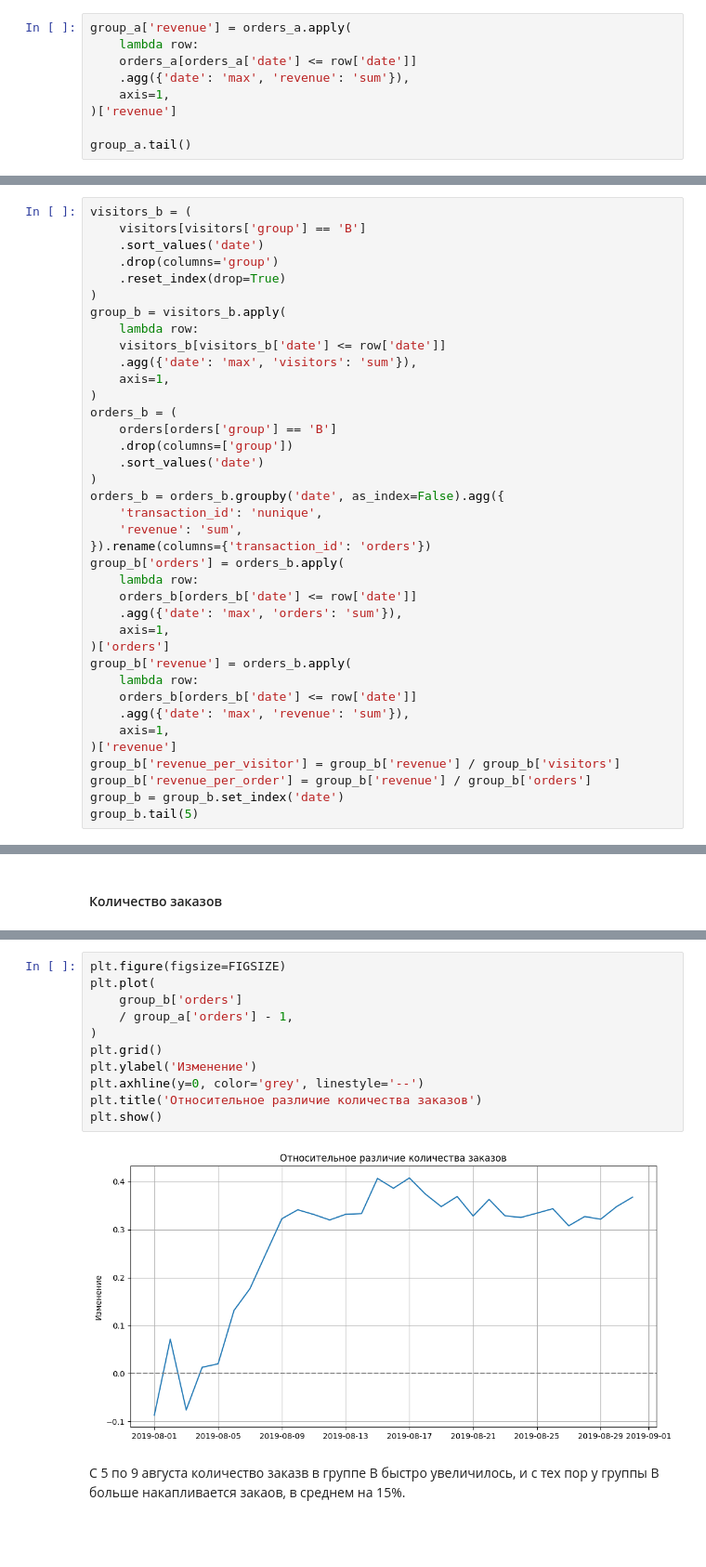
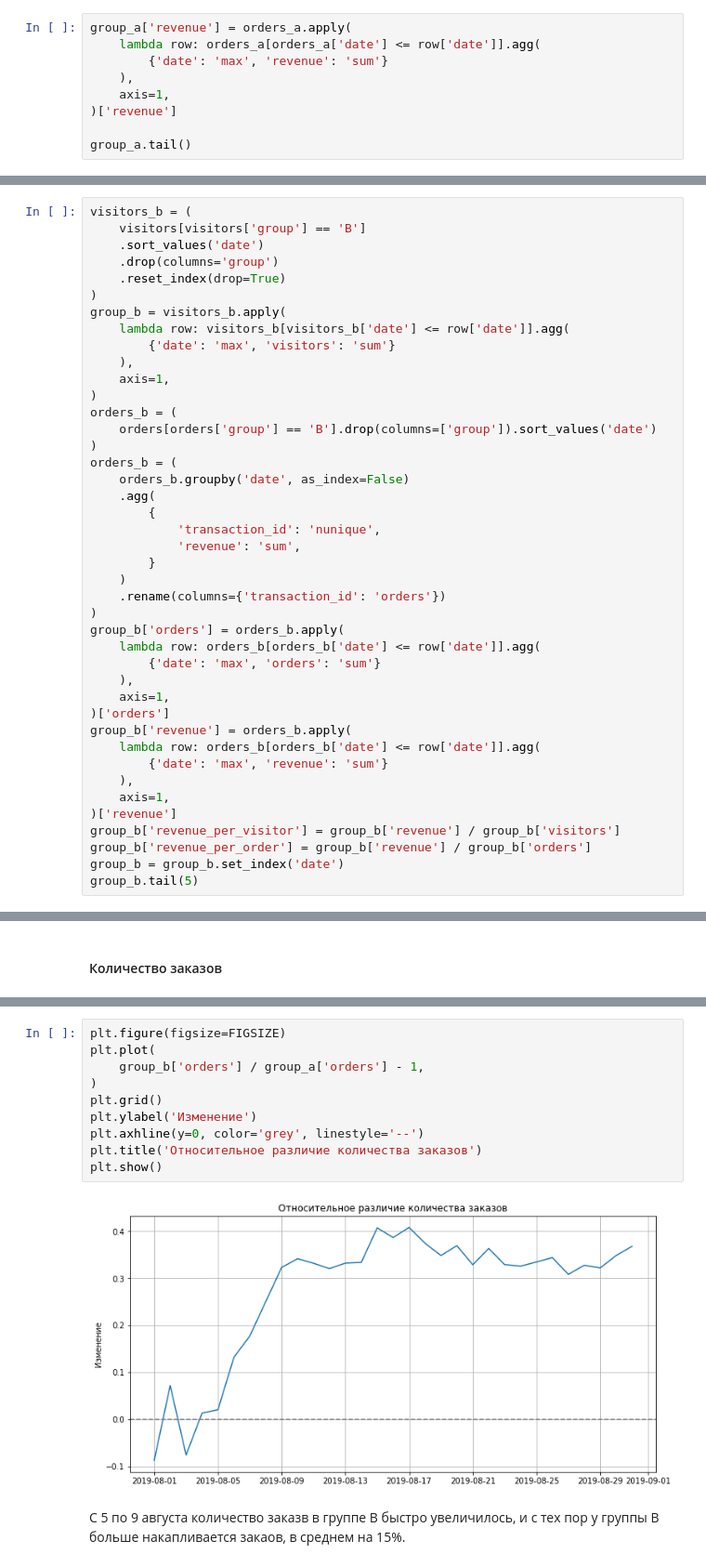
Before and after one commit to okeangel/da_portfolio, a Jupyter notebook: practicum/week_18_hypotesis.ipynb, the cells around one changed output, grey strips where cells are left out. Shown at 93% size. Drawn from its saved outputs; the diff is of its cells as text; blank space fills up the shorter version.

```diff
--- a/practicum/week_18_hypotesis.ipynb
+++ b/practicum/week_18_hypotesis.ipynb
@@ -581,9 +592,9 @@ group_a.tail()
 | 30 | 2019-08-31 | 18736 | 468 |
 # %%
 group_a['revenue'] = orders_a.apply(
-    lambda row:
-    orders_a[orders_a['date'] <= row['date']]
-    .agg({'date': 'max', 'revenue': 'sum'}),
+    lambda row: orders_a[orders_a['date'] <= row['date']].agg(
+        {'date': 'max', 'revenue': 'sum'}
+    ),
     axis=1,
 )['revenue']
 
@@ -618,30 +629,34 @@ visitors_b = (
     .reset_index(drop=True)
 )
 group_b = visitors_b.apply(
-    lambda row:
-    visitors_b[visitors_b['date'] <= row['date']]
-    .agg({'date': 'max', 'visitors': 'sum'}),
+    lambda row: visitors_b[visitors_b['date'] <= row['date']].agg(
+        {'date': 'max', 'visitors': 'sum'}
+    ),
     axis=1,
 )
 orders_b = (
-    orders[orders['group'] == 'B']
-    .drop(columns=['group'])
-    .sort_values('date')
+    orders[orders['group'] == 'B'].drop(columns=['group']).sort_values('date')
 )
-orders_b = orders_b.groupby('date', as_index=False).agg({
-    'transaction_id': 'nunique',
-    'revenue': 'sum',
-}).rename(columns={'transaction_id': 'orders'})
+orders_b = (
+    orders_b.groupby('date', as_index=False)
+    .agg(
+        {
+            'transaction_id': 'nunique',
+            'revenue': 'sum',
+        }
+    )
+    .rename(columns={'transaction_id': 'orders'})
+)
 group_b['orders'] = orders_b.apply(
-    lambda row:
-    orders_b[orders_b['date'] <= row['date']]
-    .agg({'date': 'max', 'orders': 'sum'}),
+    lambda row: orders_b[orders_b['date'] <= row['date']].agg(
+        {'date': 'max', 'orders': 'sum'}
+    ),
     axis=1,
 )['orders']
 group_b['revenue'] = orders_b.apply(
-    lambda row:
-    orders_b[orders_b['date'] <= row['date']]
-    .agg({'date': 'max', 'revenue': 'sum'}),
+    lambda row: orders_b[orders_b['date'] <= row['date']].agg(
+        {'date': 'max', 'revenue': 'sum'}
+    ),
     axis=1,
 )['revenue']
 group_b['revenue_per_visitor'] = group_b['revenue'] / group_b['visitors']
@@ -696,16 +711,15 @@ plt.show()
 # %%
 plt.figure(figsize=FIGSIZE)
 plt.plot(
-    group_b['orders']
-    / group_a['orders'] - 1,
+    group_b['orders'] / group_a['orders'] - 1,
 )
 plt.grid()
 plt.ylabel('Изменение')
 plt.axhline(y=0, color='grey', linestyle='--')
 plt.title('Относительное различие количества заказов')
 plt.show()
 # %% [output]
-[figure, old version]
+[figure, new version]
 # %% [markdown]
 C 5 по 9 августа количество заказв в группе B быстро увеличилось, и с тех пор у группы B больше накапливается закаов, в среднем на 15%.
 # %% [markdown]
```
Also changed, not shown: parts of 39 cells of this notebook, 1 other file.
